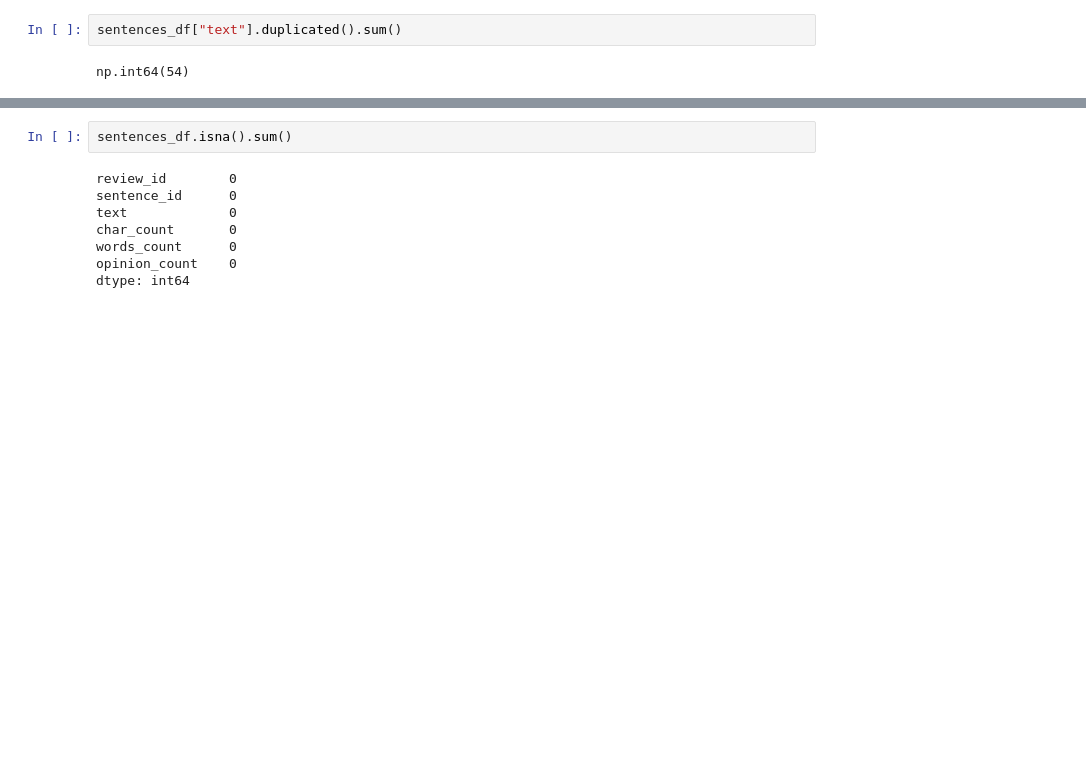
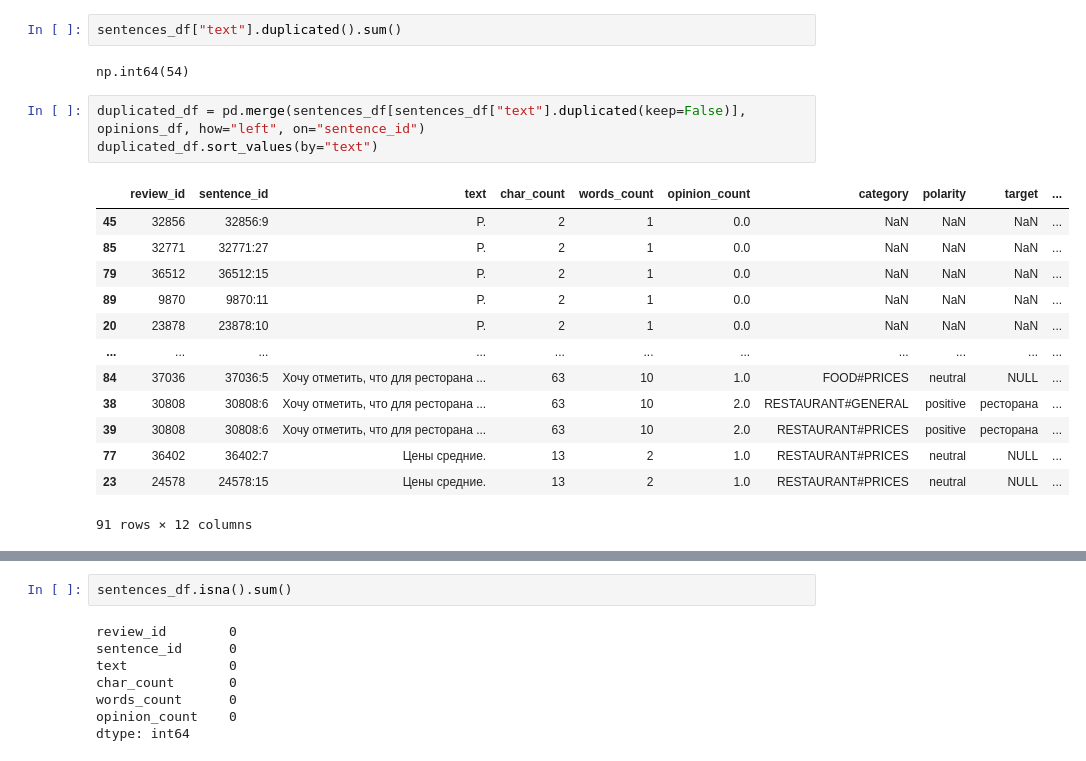
Before and after one commit to artyom2774-dev/russian-restaurant-absa, a Jupyter notebook: eda_train.ipynb, the cells around one changed output, grey strips where cells are left out. Saved outputs shown, nothing was run; the diff lists cells and outputs as text; blank space fills up the shorter version.

```diff
--- a/eda_train.ipynb
+++ b/eda_train.ipynb
@@ -430,6 +434,23 @@ np.int64(0)
 sentences_df["text"].duplicated().sum()
 # %% [output]
 np.int64(54)
+# %%
+duplicated_df = pd.merge(sentences_df[sentences_df["text"].duplicated(keep=False)], opinions_df, how="left", on="sentence_id")
+duplicated_df.sort_values(by="text")
+# %% [output]
+|  | review_id | sentence_id | text | char_count | words_count | opinion_count | category | polarity | target | ... |
+| 45 | 32856 | 32856:9 | P. | 2 | 1 | 0.0 | NaN | NaN | NaN | ... |
+| 85 | 32771 | 32771:27 | P. | 2 | 1 | 0.0 | NaN | NaN | NaN | ... |
+| 79 | 36512 | 36512:15 | P. | 2 | 1 | 0.0 | NaN | NaN | NaN | ... |
+| 89 | 9870 | 9870:11 | P. | 2 | 1 | 0.0 | NaN | NaN | NaN | ... |
+| 20 | 23878 | 23878:10 | P. | 2 | 1 | 0.0 | NaN | NaN | NaN | ... |
+| ... | ... | ... | ... | ... | ... | ... | ... | ... | ... | ... |
+| 84 | 37036 | 37036:5 | Хочу отметить, что для ресторана ... | 63 | 10 | 1.0 | FOOD#PRICES | neutral | NULL | ... |
+| 38 | 30808 | 30808:6 | Хочу отметить, что для ресторана ... | 63 | 10 | 2.0 | RESTAURANT#GENERAL | positive | ресторана | ... |
+| 39 | 30808 | 30808:6 | Хочу отметить, что для ресторана ... | 63 | 10 | 2.0 | RESTAURANT#PRICES | positive | ресторана | ... |
+| 77 | 36402 | 36402:7 | Цены средние. | 13 | 2 | 1.0 | RESTAURANT#PRICES | neutral | NULL | ... |
+| 23 | 24578 | 24578:15 | Цены средние. | 13 | 2 | 1.0 | RESTAURANT#PRICES | neutral | NULL | ... |
+91 rows × 12 columns
 # %%
 opinions_df.duplicated().sum()
 # %% [output]
```
Also changed, not shown: parts of 11 cells of this notebook.
